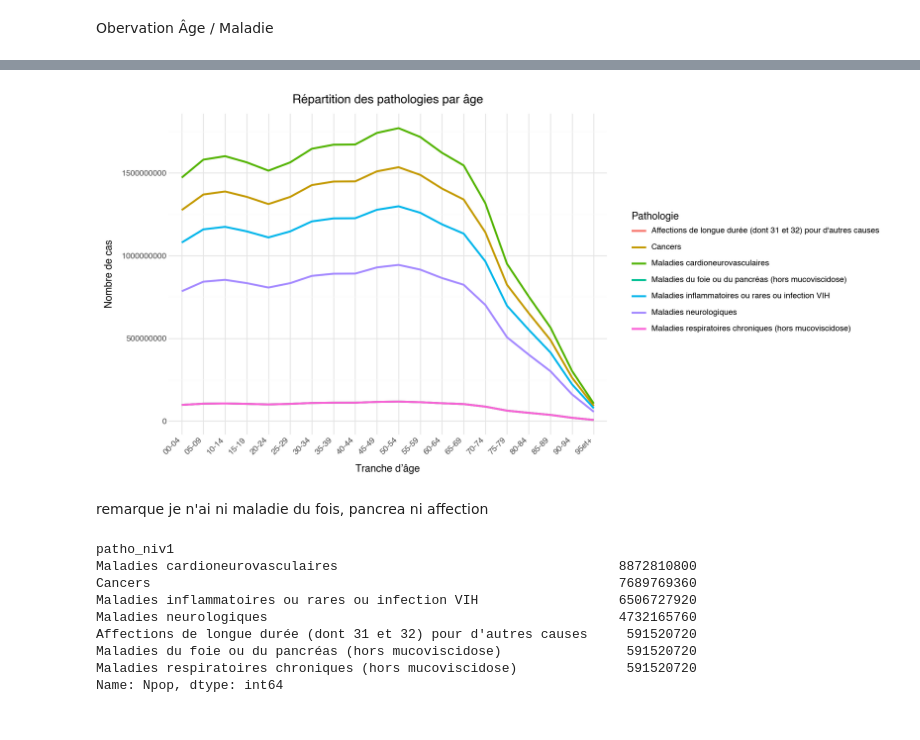
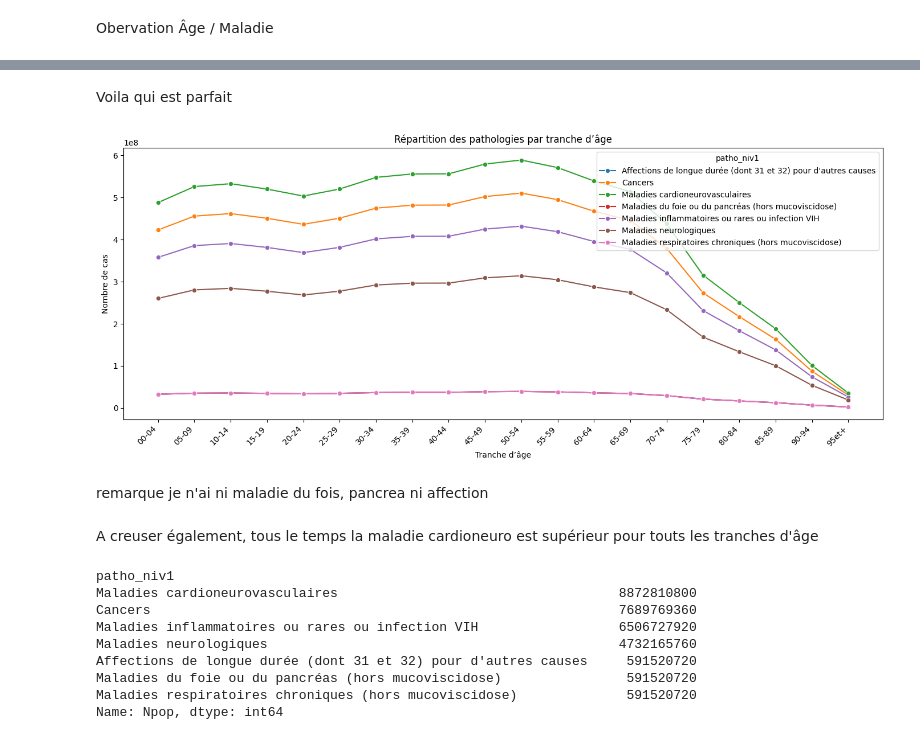
Before and after one commit to jujmar/pathologies, a Jupyter notebook: Patho.ipynb, the cells around one changed output, grey strips where cells are left out. Drawn from its saved outputs; the diff is of its cells as text; code cells hidden in the pictures.

```diff
--- a/Patho.ipynb
+++ b/Patho.ipynb
@@ -437,0 +524,19 @@ array(['75-79', '80-84', '85-89', '90-94', '95et+', '00-04', '05-09',
+# %%
+df_age =(
+    df
+    .groupby(['cla_age_5', 'patho_niv1'], as_index=False)['Npop']
+    .sum()
+    )
+plt.figure(figsize=(14,6))
+sns.barplot(
+    data=df,
+    x='cla_age_5',
+    y='Npop',
+    hue='patho_niv1',
+    errorbar=None
+)
+
+plt.title("Répartition des pathologies par tranche d’âge")
+plt.xlabel("Tranche d’âge")
+plt.ylabel("Nombre de cas")
+plt.show()
@@ -438,24 +545,26 @@ array(['75-79', '80-84', '85-89', '90-94', '95et+', '00-04', '05-09',
+# %% [markdown]
+Voila qui est parfait
 # %%
-age_patho = Patho_filtre.groupby(['cla_age_5', 'patho_niv1'])['Npop'].sum().reset_index()
+plt.figure(figsize=(14,6))
 
+sns.lineplot(
+    data=df_age,
+    x='cla_age_5',
+    y='Npop',
+    hue='patho_niv1',
+    marker='o'          # pour ressembler à geom_line + geom_point
+)
 
-(
-    ggplot(age_patho, aes(x='cla_age_5', y='Npop', color='patho_niv1', group='patho_niv1')) +
-    geom_line(size=1.2) +  # courbes un peu plus épaisses
-    labs(
-        title='Répartition des pathologies par âge',
-        x='Tranche d’âge',
-        y='Nombre de cas',
-        color='Pathologie'
-    ) +
-    theme_minimal() +
-    theme(
-        figure_size=(12, 6),
-        axis_text_x=element_text(rotation=45, ha='right')
-    )
-)
+plt.title("Répartition des pathologies par tranche d’âge")
+plt.xlabel("Tranche d’âge")
+plt.ylabel("Nombre de cas")
+plt.xticks(rotation=45, ha='right')
+plt.tight_layout()
+plt.show()
 # %% [output]
-[figure, old version]
+[figure, new version]
 # %% [markdown]
 remarque je n'ai ni maladie du fois, pancrea ni affection
+# %% [markdown]
+A creuser également, tous le temps la maladie cardioneuro est supérieur pour touts les tranches d'âge
 # %%
```
Also changed, not shown: parts of 103 cells of this notebook.
